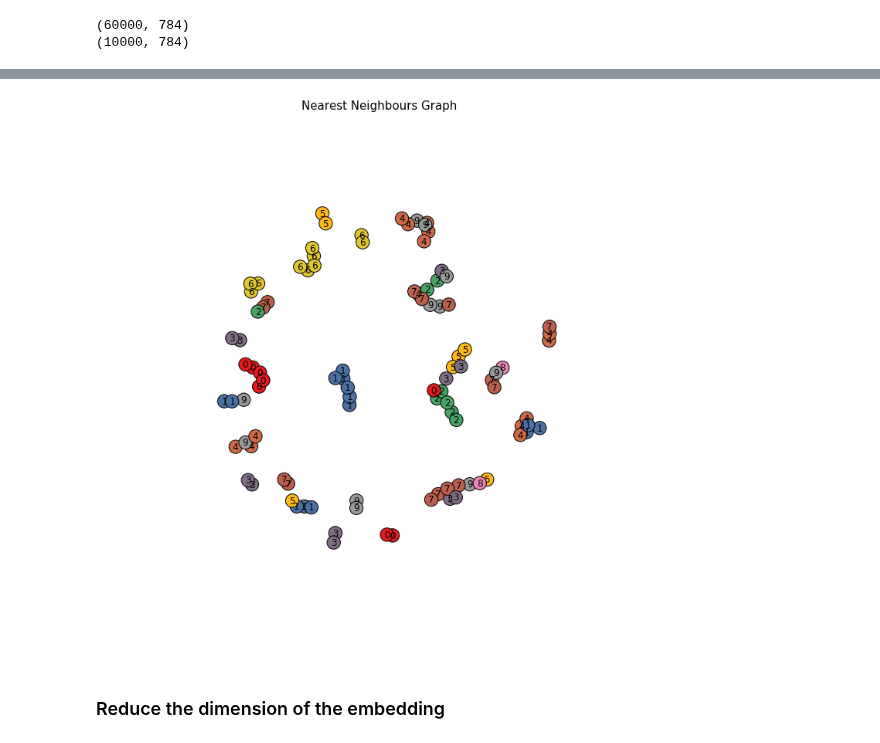
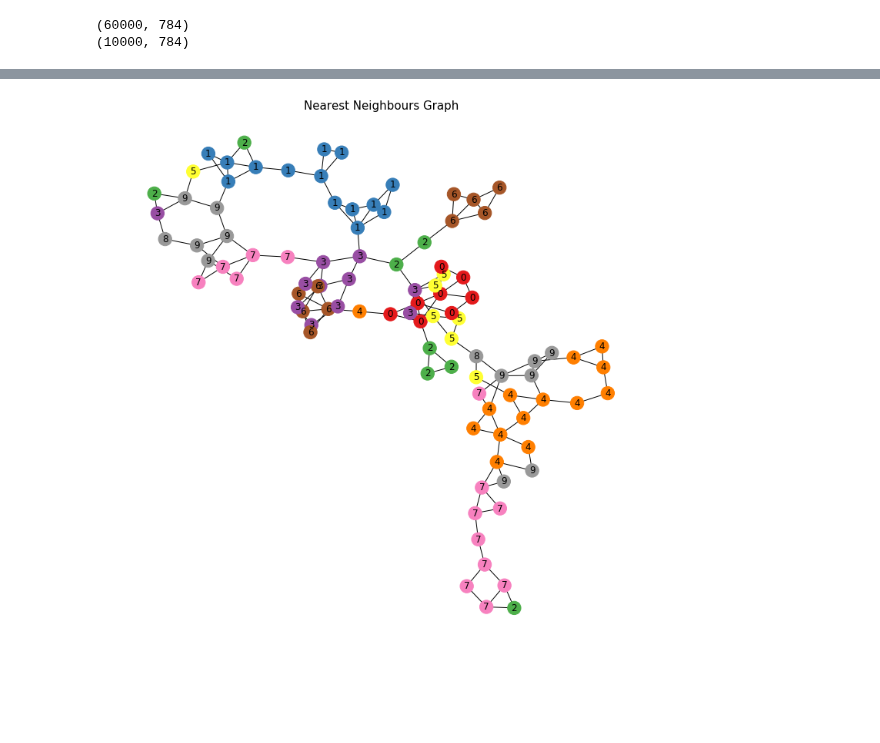
Before and after one commit to tvayer/tvayer.github.io, a Jupyter notebook: cours/deep_ecn_2018/code_deep_ecn/autoencoder.ipynb, the cells around one changed output, grey strips where cells are left out. Cells and saved outputs as stored; diff of their text form; code cells hidden in the pictures; blank space fills up the shorter version.

```diff
--- a/cours/deep_ecn_2018/code_deep_ecn/autoencoder.ipynb
+++ b/cours/deep_ecn_2018/code_deep_ecn/autoencoder.ipynb
@@ -157,0 +582,26 @@ X=encoder.predict(x_test[1:ntest])
+# %%
+def build_conv_autoencoder():
+    input_img = Input(shape=(28, 28, 1))  # adapt this if using `channels_first` image data format
+
+    x = Conv2D(32, (3, 3), activation='relu', padding='same')(input_img)
+    x = MaxPooling2D((2, 2), padding='same')(x)
+    x = Conv2D(32, (3, 3), activation='relu', padding='same')(x)
+    encoded = MaxPooling2D((2, 2), padding='same')(x)
+
+    encoder= Model(input_img, encoded)
+
+    # at this point the representation is (7, 7, 32)
+
+    x = Conv2D(32, (3, 3), activation='relu', padding='same')(encoded)
+    x = UpSampling2D((2, 2))(x)
+    x = Conv2D(32, (3, 3), activation='relu', padding='same')(x)
+    x = UpSampling2D((2, 2))(x)
+    decoded = Conv2D(1, (3, 3), activation='sigmoid', padding='same')(x)
+
+    autoencoder = Model(input_img, decoded)
+    autoencoder.compile(optimizer='adadelta', loss='binary_crossentropy')
+
+
+    return autoencoder,encoder
+# %%
+autoencoder,encoder=build_conv_autoencoder()
@@ -158,3 +685,5 @@ X=encoder.predict(x_test[1:ntest])
+# %%
+X=encoder.predict(x_test[1:100])
 # %%
 X.shape
 # %% [output]
@@ -169,14 +691,18 @@ nx.set_node_attributes(G,dict(zip(range(ntest),y)),'attr')
+# %%
+X=X.reshape((99,7*7*32))
 # %%
+y=y_test[1:100]
+A = kneighbors_graph(X, 3, mode='connectivity', include_self=True)
+G=nx.from_numpy_array(A.toarray())
+nx.set_node_attributes(G,dict(zip(range(100),y)),'attr')
 fig, ax = plt.subplots(figsize=(10,10))
 pos=nx.layout.kamada_kawai_layout(G)
 nx.draw(G,pos=pos
         ,with_labels=True
         ,labels=nx.get_node_attributes(G,'attr')
         ,node_color=graph_colors(G))
 plt.tight_layout()
 plt.title('Nearest Neighbours Graph',fontsize=15)
 plt.show()
 # %% [output]
-[figure, old version]
+[figure, new version]
-# %% [markdown]
-### Reduce the dimension of the embedding
```
Also changed, not shown: parts of 113 cells of this notebook.
